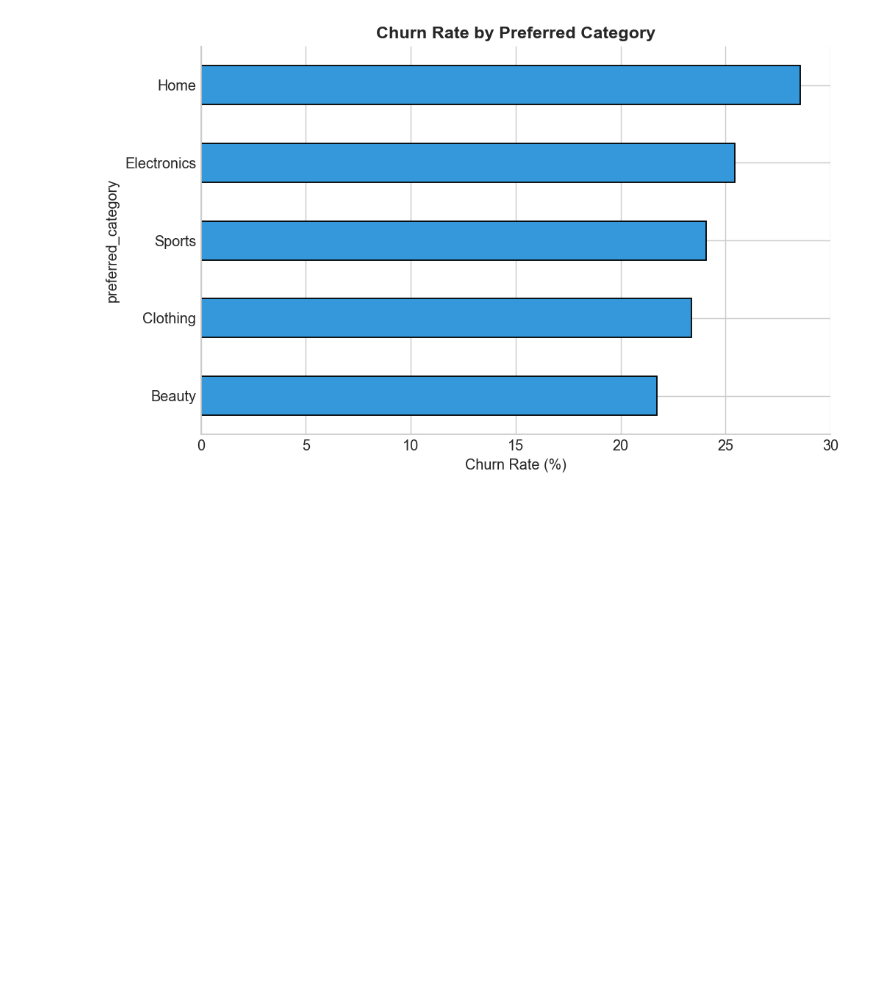
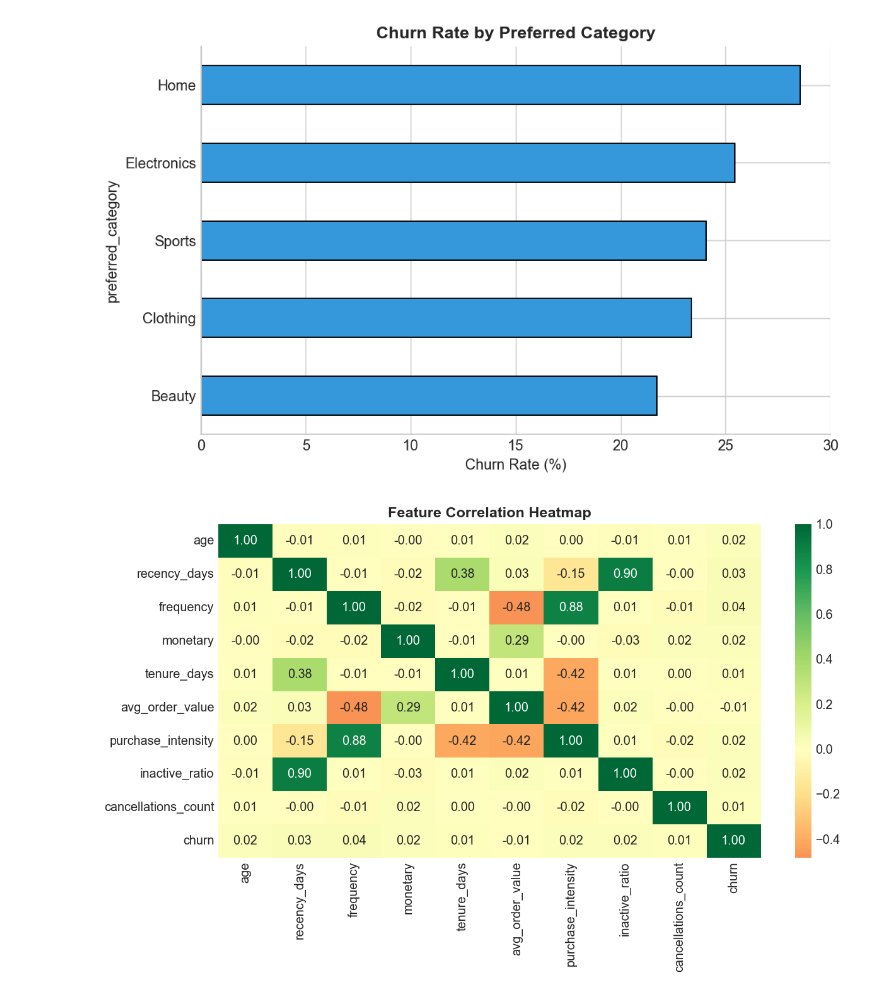
Before and after one commit to shivakumarkadagad25-glitch/customer-churn-analysis, a Jupyter notebook: EDA.Ipynb, the cells around one changed output. Saved outputs shown, nothing was run; the diff lists cells and outputs as text; code cells hidden in the pictures; blank space fills up the shorter version.

```diff
--- a/EDA.Ipynb
+++ b/EDA.Ipynb
@@ -205,3 +203,20 @@ plt.savefig('charts/churn_by_category.png', dpi=150)
 plt.show()
 # %% [output]
 [figure]
+# %%
+fig, ax = plt.subplots(figsize=(10,6))
+
+num_cols = ['age','recency_days','frequency','monetary',
+            'tenure_days','avg_order_value','purchase_intensity',
+            'inactive_ratio','cancellations_count','churn']
+
+corr = df[num_cols].corr()
+
+sns.heatmap(corr,annot=True, fmt='.2f', cmap='RdYlGn',center=0, ax=ax)
+
+ax.set_title('Feature Correlation Heatmap')
+plt.tight_layout()
+plt.savefig('charts/correlation_heatmap.png', dpi=150)
+plt.show()
+# %% [output]
+[figure, added]
```
Also changed, not shown: parts of 13 cells of this notebook, 7 other files.
